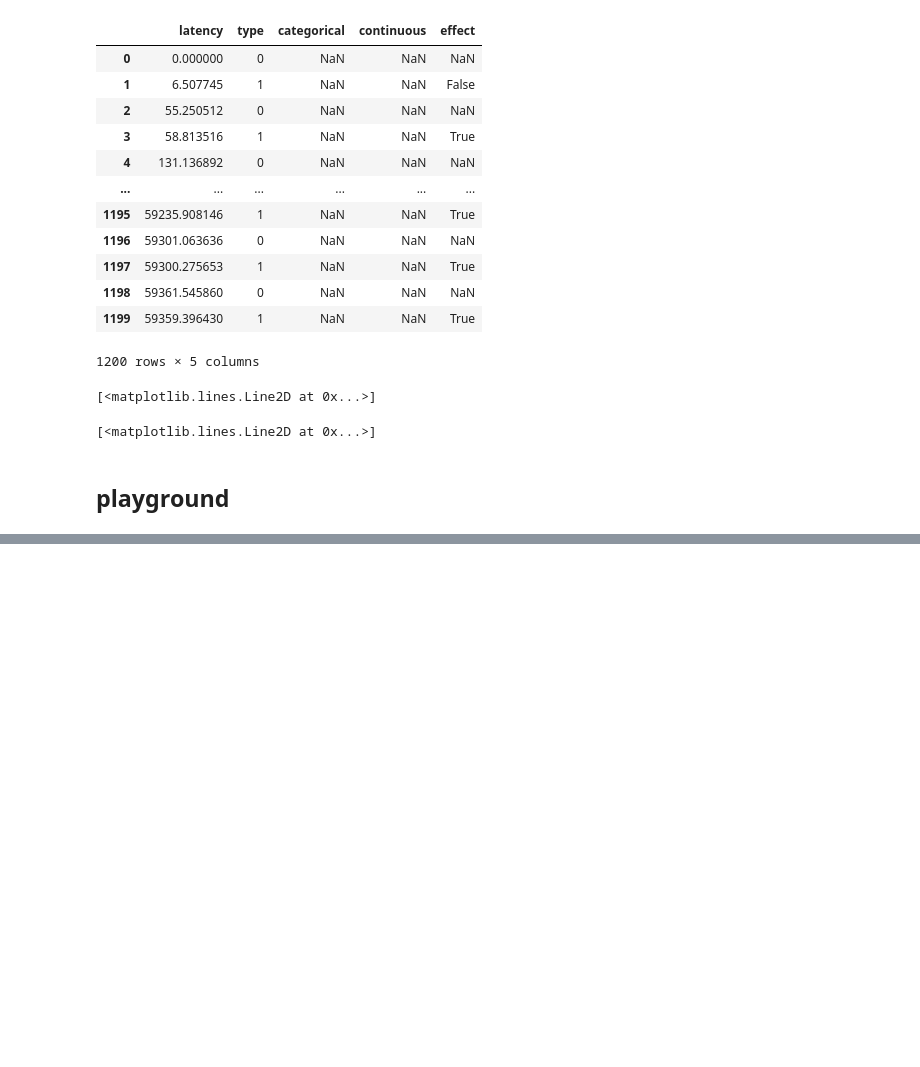
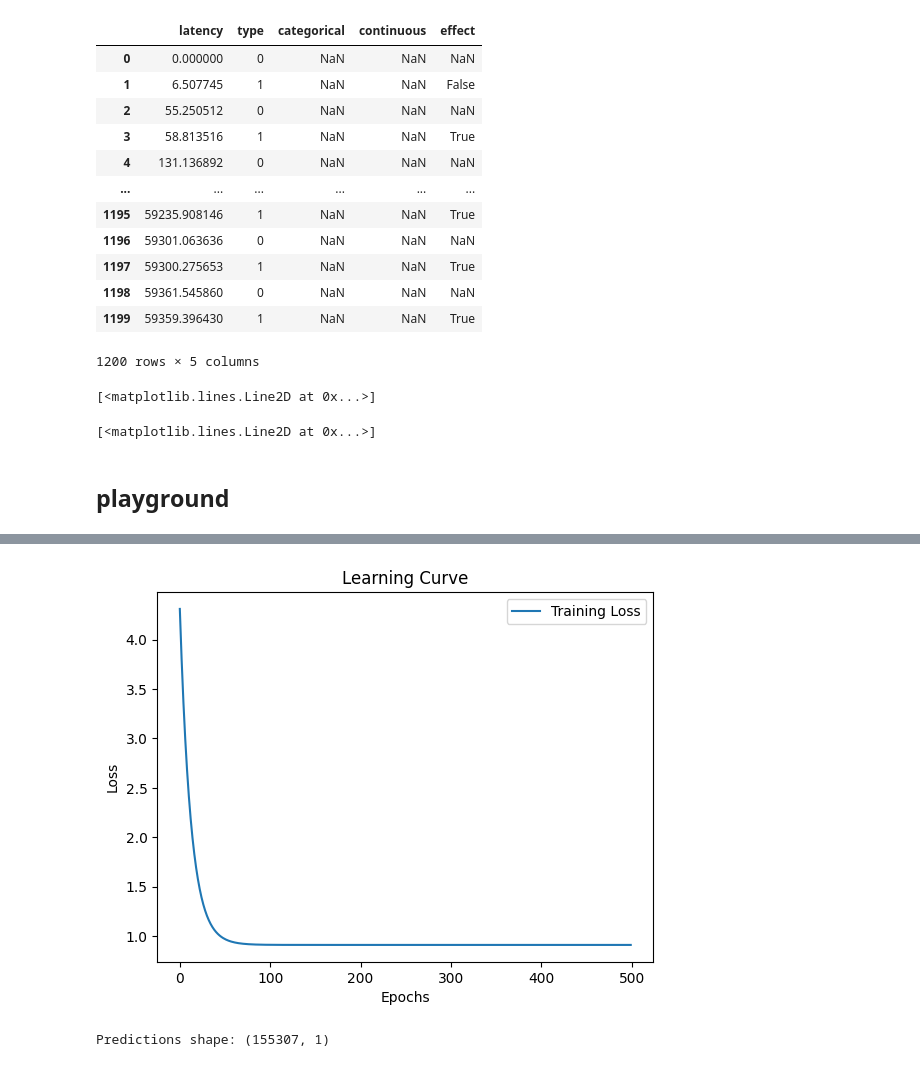
Before and after one commit to incubodac/PyDeconv, a Jupyter notebook: torch_notebook_v2.ipynb, the cells around one changed output, grey strips where cells are left out. Cells and saved outputs as stored; diff of their text form; code cells hidden in the pictures; blank space fills up the shorter version.

```diff
--- a/torch_notebook_v2.ipynb
+++ b/torch_notebook_v2.ipynb
@@ -446,7 +306,7 @@ import torch.optim as optim
 import torch.nn as nn
 import matplotlib.pyplot as plt
 
-class Ridge:
+class RidgeDeconvolution:
     def __init__(self, input_dim, output_dim, alpha=1.0, fit_intercept=True, batch_size=32, device='cpu'):
         self.alpha = alpha
         self.fit_intercept = fit_intercept
@@ -454,15 +314,37 @@ class Ridge:
         self.device = device
         self.loss_history = []
 
-        # Define the nn.Linear layer with the fit_intercept parameter controlling bias
+        # Define the linear layer with an optional intercept (bias term)
         self.linear = nn.Linear(input_dim, output_dim, bias=fit_intercept).to(device)
 
+        # Variables to store mean and std for normalization
+        self.X_mean = None
+        self.X_std = None
+        self.y_mean = None
+        self.y_std = None
+
+    def normalize_data(self, X, y):
+        # Compute mean and std for normalization
+        self.X_mean = X.mean(dim=0, keepdim=True)
+        self.X_std = X.std(dim=0, keepdim=True)
+        self.y_mean = y.mean(dim=0, keepdim=True)
+        self.y_std = y.std(dim=0, keepdim=True)
+
+        # Normalize X and y
+        X_normalized = (X - self.X_mean) / (self.X_std + 1e-8)  # Avoid division by zero
+        y_normalized = (y - self.y_mean) / (self.y_std + 1e-8)
+
+        return X_normalized, y_normalized
+
     def fit(self, X, y, epochs=1000, lr=0.01):
+        # Normalize the data
+        X, y = self.normalize_data(X, y)
         n_samples = X.shape[0]
 
         optimizer = optim.SGD(self.linear.parameters(), lr=lr)
 
         for epoch in range(epochs):
+            # Shuffle indices at the start of each epoch
             indices = torch.randperm(n_samples)
             epoch_loss = 0.0
             num_batches = (n_samples + self.batch_size - 1) // self.batch_size
@@ -472,7 +354,7 @@ class Ridge:
                 X_batch = X[batch_indices].to(self.device)
                 y_batch = y[batch_indices].to(self.device)
 
-                # Forward pass using the nn.Linear layer
+                # Forward pass using the linear layer
                 predictions = self.linear(X_batch)
                 loss = self.loss(predictions, y_batch)
                 epoch_loss += loss.item()
@@ -486,14 +368,18 @@ class Ridge:
             print(f"Epoch {epoch+1}/{epochs}, Loss: {avg_loss:.4f}")
 
     def loss(self, predictions, y):
-        # Mean squared error loss with L2 regularization (ridge penalty)
         mse_loss = torch.mean((predictions - y) ** 2)
         ridge_penalty = self.alpha * torch.sum(self.linear.weight ** 2)
         return mse_loss + ridge_penalty
 
     def predict(self, X):
-        with torch.no_grad():
-            return self.linear(X.to(self.device)).cpu().numpy()
+        # Normalize the input X
+        X_normalized = (X - self.X_mean) / (self.X_std + 1e-8)
+        predictions_normalized = self.linear(X_normalized)
+
+        # Rescale predictions to the original scale
+        predictions = predictions_normalized * (self.y_std + 1e-8) + self.y_mean
+        return predictions.detach().cpu().numpy()
 
     def plot_learning_curve(self):
         plt.plot(self.loss_history, label="Training Loss")
@@ -506,13 +392,15 @@ class Ridge:
 if __name__ == "__main__":
     device = 'cuda' if torch.cuda.is_available() else 'cpu'
 
-    # Generate synthetic data
-    X_torch = torch.tensor(X_design.toarray()).float().to(device)  # Converts to dense PyTorch tensor
+    # Generate or load your design matrix for deconvolution (X_design)
+    # and your response vector/matrix (y_data), ensuring that X_design
+    # properly reflects event separation with a Toeplitz structure if needed.
+    X_torch = torch.tensor(X_design.toarray()).float().to(device)  # Convert to dense PyTorch tensor
     y_torch = torch.tensor(y_data).float().to(device)
 
-    # Instantiate and train the model
-    torch_ridge = Ridge(input_dim=X_design.shape[1], output_dim=1, alpha=5, fit_intercept=True, batch_size=57777, device=device)
-    torch_ridge.fit(X_torch, y_torch, epochs=300, lr=0.01)
+    # Instantiate and train the deconvolution Ridge model
+    torch_ridge = RidgeDeconvolution(input_dim=X_design.shape[1], output_dim=1, alpha=9, fit_intercept=True, batch_size=500000, device=device)
+    torch_ridge.fit(X_torch, y_torch, epochs=500, lr=0.002)
 
     # Plot learning curve
     torch_ridge.plot_learning_curve()
@@ -540,0 +429,2 @@ Predictions shape: (158618, 1)
+[figure, added]
+Predictions shape: (155307, 1)
```
Also changed, not shown: parts of 21 cells of this notebook, 4 other files.
